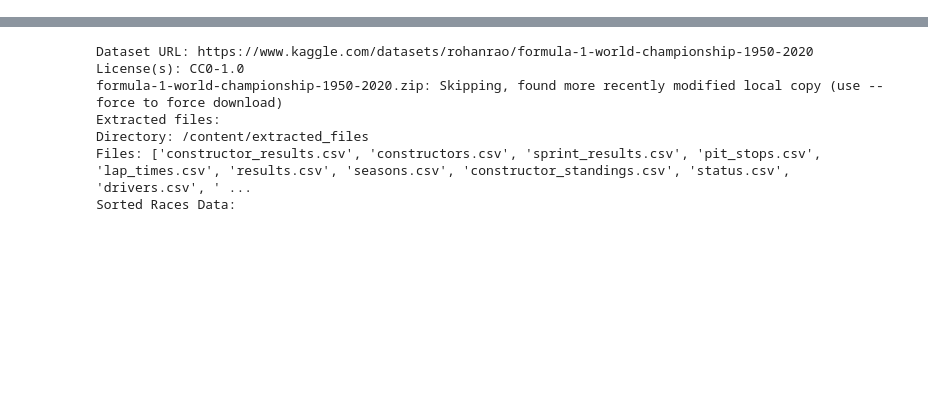
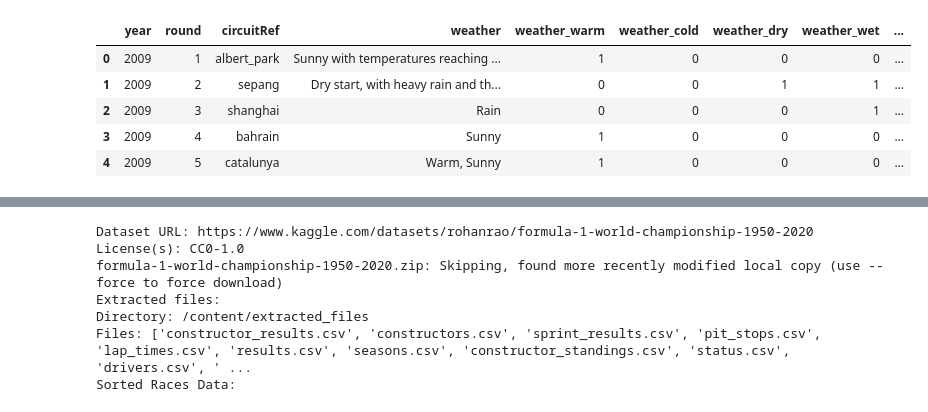
Before and after one commit to HeedfulMoss/ML-F1-Prediction-Project, a Jupyter notebook: processing/Data_processing.ipynb, the cells around one changed output, grey strips where cells are left out. Cells and saved outputs as stored; diff of their text form; code cells hidden in the pictures; blank space fills up the shorter version.

```diff
--- a/processing/Data_processing.ipynb
+++ b/processing/Data_processing.ipynb
@@ -0,0 +35,9 @@
+# %%
+formatted_races_df = races_df
+
+columns = ['year', 'round', 'circuitRef', 'lat', 'lng', 'country', 'date', 'url']
+
+# Reorder the columns in the DataFrame
+formatted_races_df = races_df[columns]
+
+formatted_races_df.to_csv('formatted_races_df.csv', index=False)
@@ -0,0 +532,9 @@
+# %%
+formatted_weather_df = weather_df
+
+columns = ['year', 'round', 'circuitRef','weather','weather_warm','weather_cold','weather_dry','weather_wet','weather_cloudy']
+
+# Reorder the columns in the DataFrame
+formatted_weather_df = formatted_weather_df[columns]
+
+formatted_weather_df.to_csv('formatted_weather_df', index=False)
@@ -0,0 +589,9 @@
+# %%
+formatted_weather_df.head()
+# %% [output]
+|  | year | round | circuitRef | weather | weather_warm | weather_cold | weather_dry | weather_wet | ... |
+| 0 | 2009 | 1 | albert_park | Sunny with temperatures reaching ... | 1 | 0 | 0 | 0 | ... |
+| 1 | 2009 | 2 | sepang | Dry start, with heavy rain and th... | 0 | 0 | 1 | 1 | ... |
+| 2 | 2009 | 3 | shanghai | Rain | 0 | 0 | 0 | 1 | ... |
+| 3 | 2009 | 4 | bahrain | Sunny | 1 | 0 | 0 | 0 | ... |
+| 4 | 2009 | 5 | catalunya | Warm, Sunny | 1 | 0 | 0 | 0 | ... |
```
Also changed, not shown: parts of 36 cells of this notebook.
